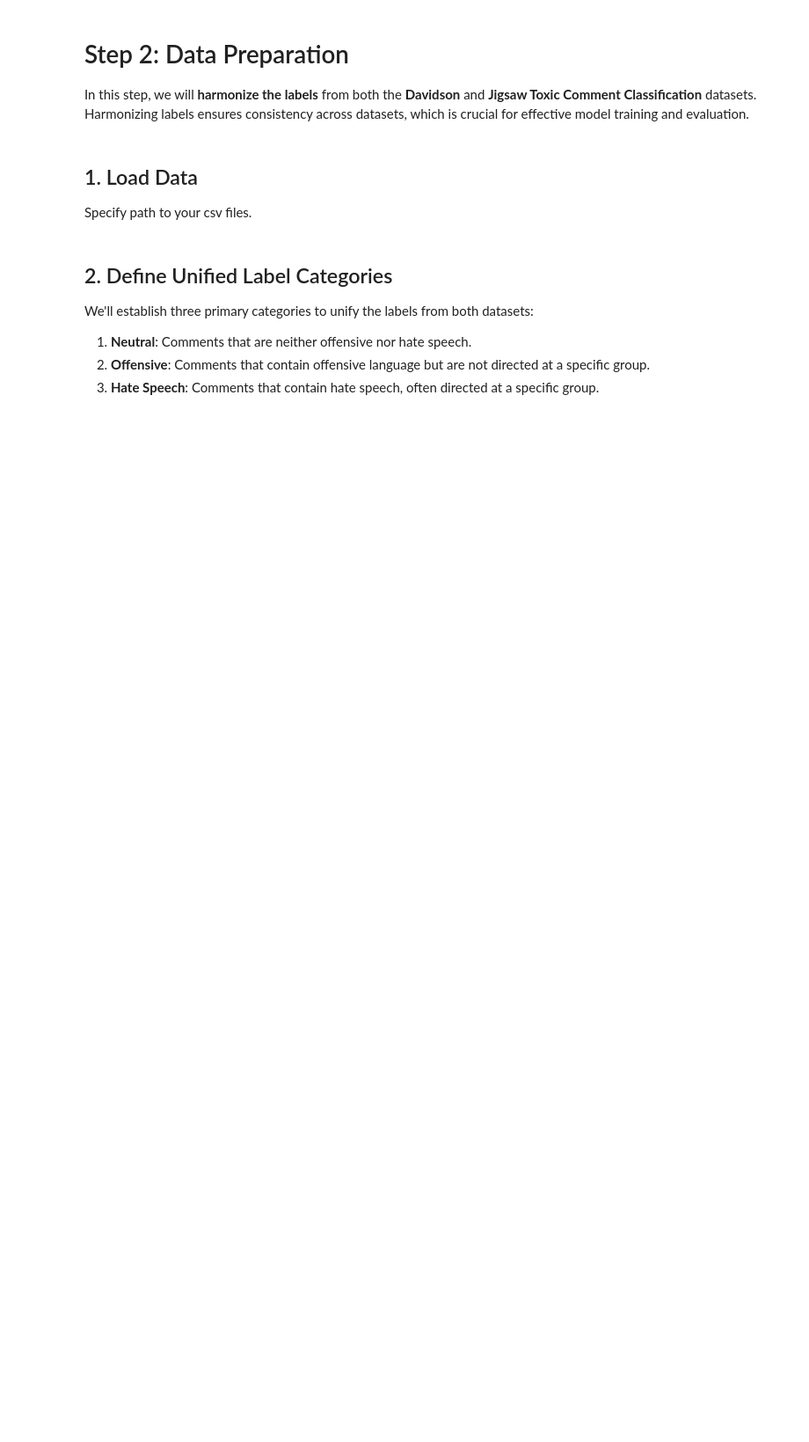
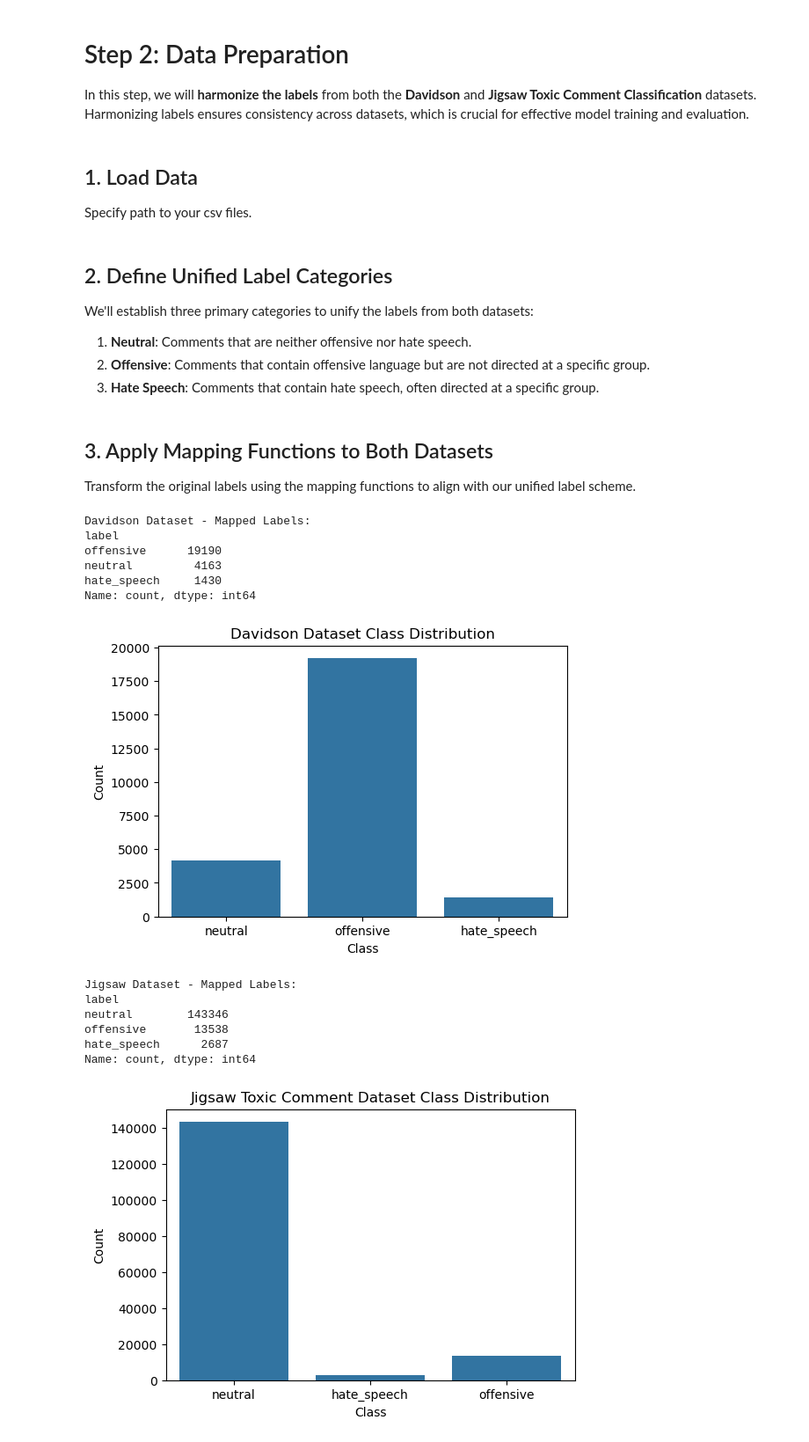
Before and after one commit to 5CCSACCA/coursework-rebal-akar, a Jupyter notebook: notebooks/Data_Sampling.ipynb, the cells around one changed output. Shown: that part at 88% size. Cells and saved outputs as stored; diff of their text form; code cells hidden in the pictures; blank space fills up the shorter version.

Commit message:
feat(Data_Sampling): Add mapping functions to both datasets

```diff
--- a/notebooks/Data_Sampling.ipynb
+++ b/notebooks/Data_Sampling.ipynb
@@ -52,3 +52,56 @@ def map_jigsaw_label(row):
         return 'offensive'
     else:
         return 'neutral'
+# %% [markdown]
+## 3. Apply Mapping Functions to Both Datasets
+
+Transform the original labels using the mapping functions to align with our unified label scheme.
+# %%
+# Process Davidson dataset
+df_davidson = df_davidson[['class', 'tweet']].rename(columns={'class': 'label', 'tweet': 'text'})
+df_davidson['label'] = df_davidson['label'].apply(map_davidson_label)
+df_davidson['dataset'] = 'davidson'
+
+# Process Jigsaw dataset
+df_jigsaw['label'] = df_jigsaw.apply(map_jigsaw_label, axis=1)
+df_jigsaw = df_jigsaw[['label', 'comment_text']].rename(columns={'comment_text': 'text'})
+df_jigsaw['dataset'] = 'jigsaw'
+# %%
+# Verify Davidson dataset label distribution after mapping
+print("Davidson Dataset - Mapped Labels:")
+print(df_davidson['label'].value_counts())
+
+# Plot class distribution for Davidson dataset
+plt.figure(figsize=(6,4))
+sns.countplot(x='label', data=df_davidson)
+plt.title('Davidson Dataset Class Distribution')
+plt.xlabel('Class')
+plt.ylabel('Count')
+plt.show()
+
+# Verify Jigsaw dataset label distribution after mapping
+print("\nJigsaw Dataset - Mapped Labels:")
+print(df_jigsaw['label'].value_counts())
+
+# Plot class distribution for Jigsaw dataset
+plt.figure(figsize=(6,4))
+sns.countplot(x='label', data=df_jigsaw)
+plt.title('Jigsaw Toxic Comment Dataset Class Distribution')
+plt.xlabel('Class')
+plt.ylabel('Count')
+plt.show()
+# %% [output]
+Davidson Dataset - Mapped Labels:
+label
+offensive      19190
+neutral         4163
+hate_speech     1430
+Name: count, dtype: int64
+[figure, added]
+Jigsaw Dataset - Mapped Labels:
+label
+neutral        143346
+offensive       13538
+hate_speech      2687
+Name: count, dtype: int64
+[figure, added]
```
